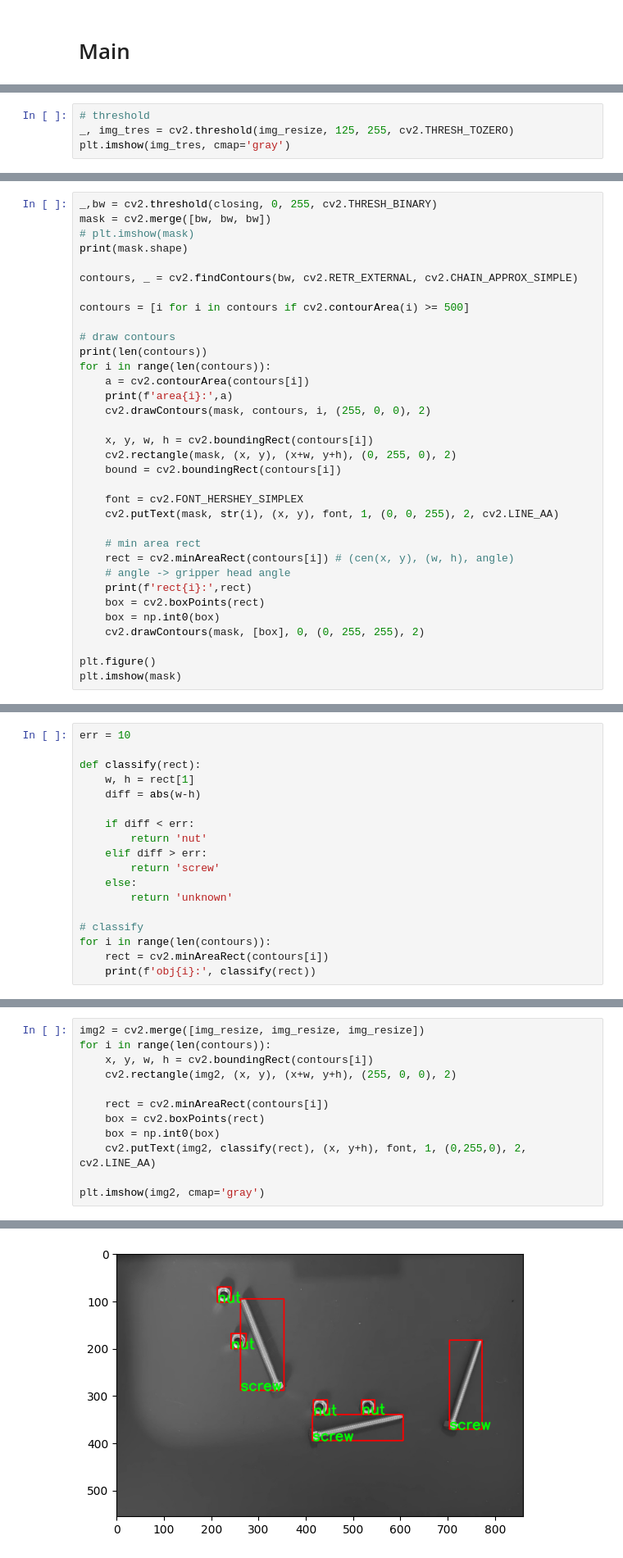
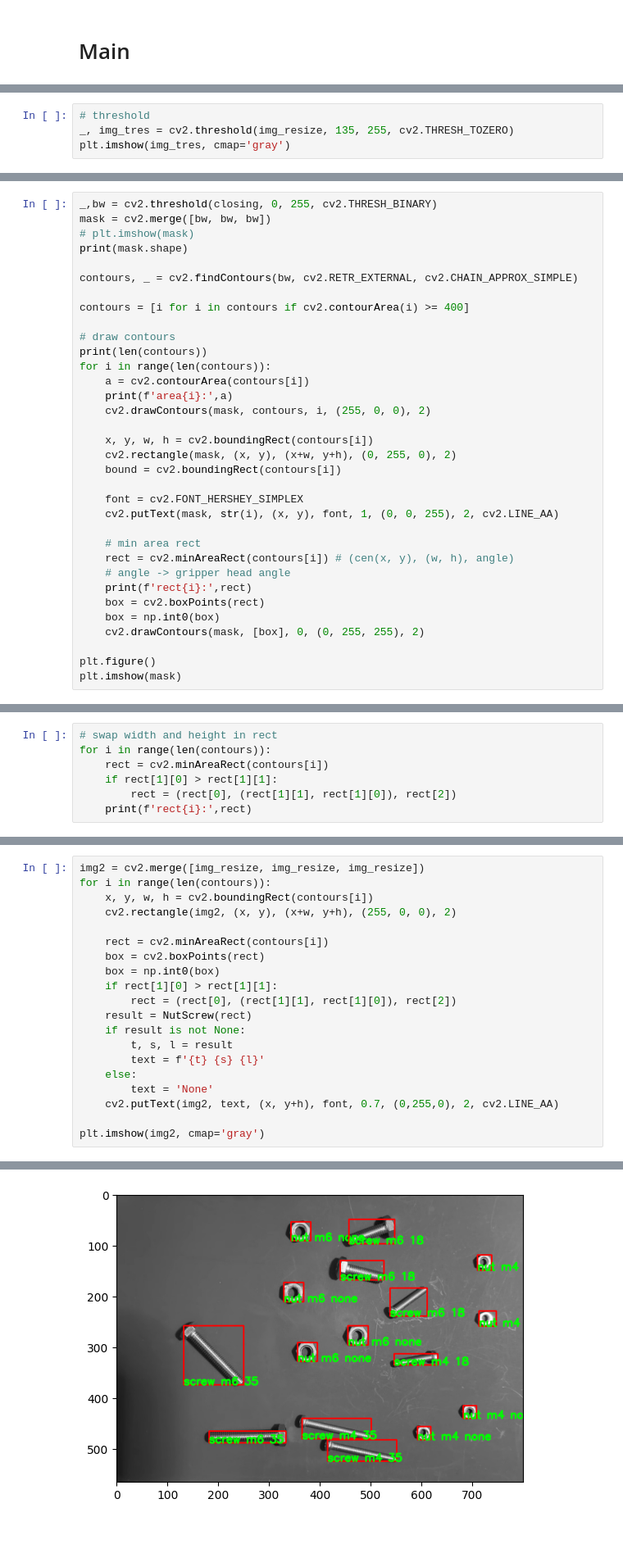
Before and after one commit to sincerem00n/6DOE-with-cv, a Jupyter notebook: detect.ipynb, the cells around one changed output, grey strips where cells are left out. Shown at 82% size. Saved outputs shown, nothing was run; the diff lists cells and outputs as text; blank space fills up the shorter version.

Commit message:
classify update

```diff
--- a/detect.ipynb
+++ b/detect.ipynb
@@ -53,6 +53,6 @@ plt.hist(img_resize.ravel(), 256, [0, 256])
 # %%
 # threshold
-_, img_tres = cv2.threshold(img_resize, 125, 255, cv2.THRESH_TOZERO)
+_, img_tres = cv2.threshold(img_resize, 135, 255, cv2.THRESH_TOZERO)
 plt.imshow(img_tres, cmap='gray')
 # %% [output]
 <matplotlib.image.AxesImage at 0x...>
@@ -84,7 +77,7 @@ print(mask.shape)
 
 contours, _ = cv2.findContours(bw, cv2.RETR_EXTERNAL, cv2.CHAIN_APPROX_SIMPLE)
 
-contours = [i for i in contours if cv2.contourArea(i) >= 500]
+contours = [i for i in contours if cv2.contourArea(i) >= 400]
 
 # draw contours
 print(len(contours))
@@ -132,18 +125,0 @@ rect6: ((227.0, 86.5), (31.0, 28.0), 90.0)
-# %%
-err = 10
-
-def classify(rect):
-    w, h = rect[1]
-    diff = abs(w-h)
-
-    if diff < err:
-        return 'nut'
-    elif diff > err:
-        return 'screw'
-    else:
-        return 'unknown'
-
-# classify
-for i in range(len(contours)):
-    rect = cv2.minAreaRect(contours[i])
-    print(f'obj{i}:', classify(rect))
@@ -157,0 +126,7 @@ obj6: nut
+# %%
+# swap width and height in rect
+for i in range(len(contours)):
+    rect = cv2.minAreaRect(contours[i])
+    if rect[1][0] > rect[1][1]:
+        rect = (rect[0], (rect[1][1], rect[1][0]), rect[2])
+    print(f'rect{i}:',rect)
@@ -164,7 +257,15 @@ for i in range(len(contours)):
     rect = cv2.minAreaRect(contours[i])
     box = cv2.boxPoints(rect)
     box = np.int0(box)
-    cv2.putText(img2, classify(rect), (x, y+h), font, 1, (0,255,0), 2, cv2.LINE_AA)
+    if rect[1][0] > rect[1][1]:
+        rect = (rect[0], (rect[1][1], rect[1][0]), rect[2])
+    result = NutScrew(rect)
+    if result is not None:
+        t, s, l = result
+        text = f'{t} {s} {l}'
+    else:
+        text = 'None'
+    cv2.putText(img2, text, (x, y+h), font, 0.7, (0,255,0), 2, cv2.LINE_AA)
 
 plt.imshow(img2, cmap='gray')
 # %% [output]
@@ -172,4 +289,4 @@ plt.imshow(img2, cmap='gray')
-[figure, old version]
+[figure, new version]
 # %% [markdown]
 ### To Do
 0. looping until 0 unknown - oscillated tray
```
Also changed, not shown: parts of 10 cells of this notebook, 23 other files.
